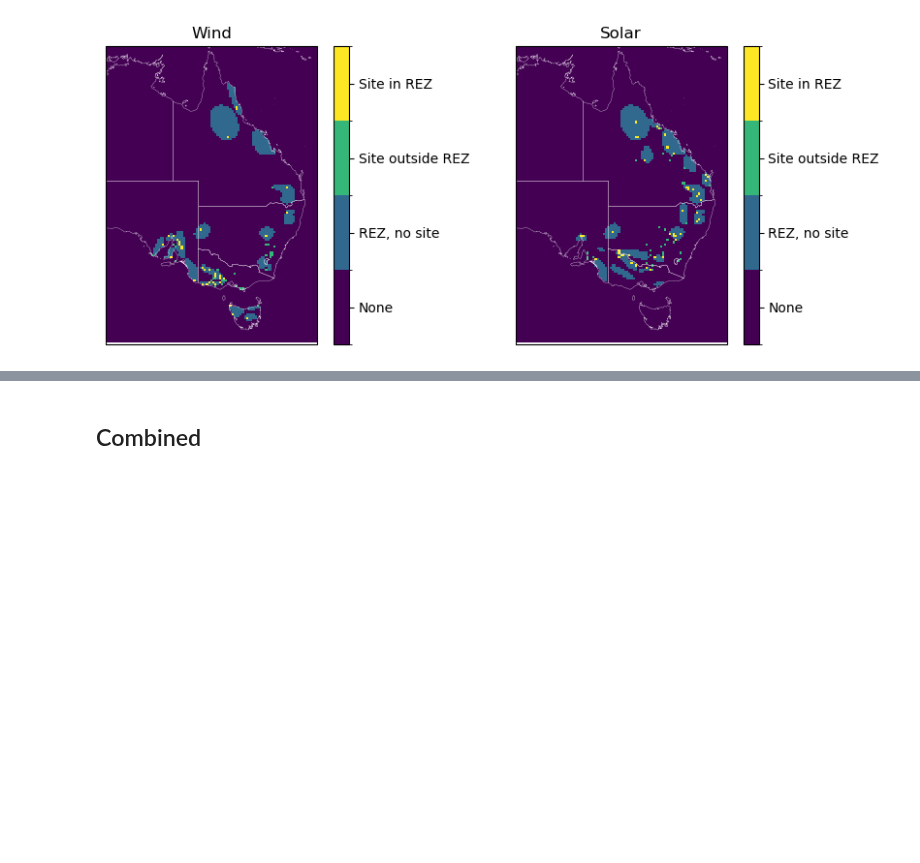
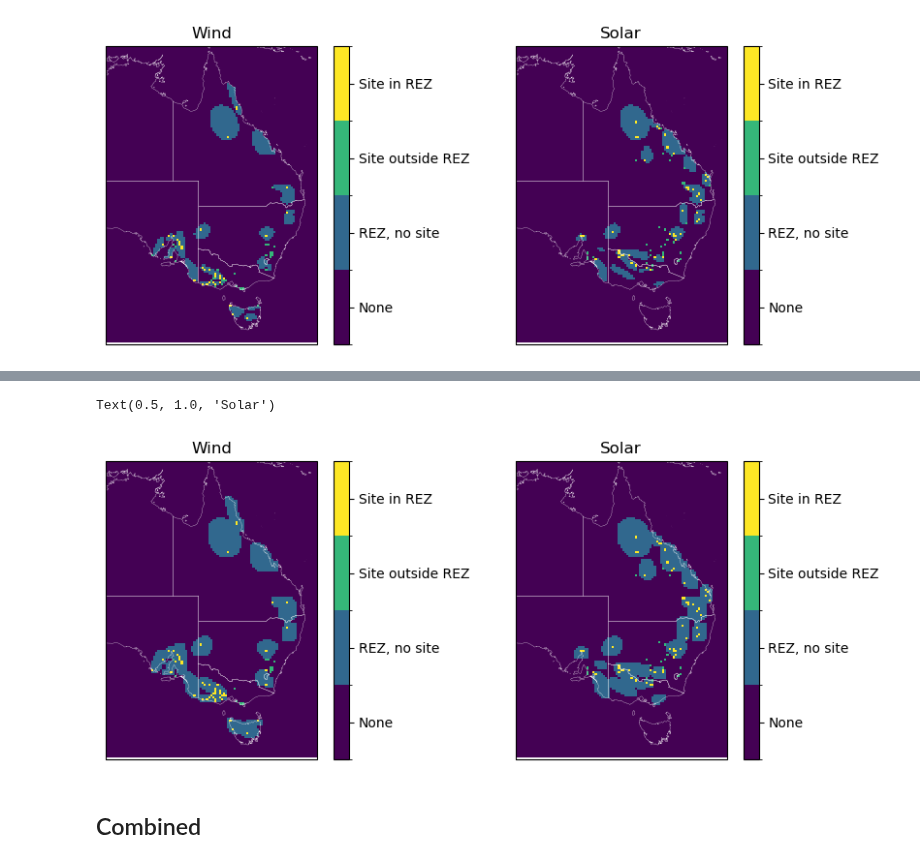
Before and after one commit to dougrichardson/power_models, a Jupyter notebook: 8_compare_power.ipynb, the cells around one changed output, grey strips where cells are left out. Saved outputs shown, nothing was run; the diff lists cells and outputs as text; code cells hidden in the pictures; blank space fills up the shorter version.

```diff
--- a/8_compare_power.ipynb
+++ b/8_compare_power.ipynb
@@ -214,3 +249,50 @@ Text(0.5, 1.0, 'Solar')
+# %%
+fig, ax = plt.subplots(1, 2, figsize=(10,4), subplot_kw={"projection": ccrs.PlateCarree()})
+
+for a in ax.flatten():
+    a.set_extent([130, 155, -10, -45])
+    a.add_feature(
+            cartopy.feature.NaturalEarthFeature(
+                category='cultural',
+                name='admin_1_states_provinces',
+                scale='10m'
+            ),
+            facecolor='none',
+            edgecolor='w',
+            lw=.2,
+            rasterized=True
+        )
+
+wind_sites = wind_site_mask.sum("region")
+wind_sites = xr.where(wind_sites > 0, 2, 0)
+
+wind_rez_extended = add_boundary(rez_mask.sel(region=wind_rez_names).sum("region"))
+
+wind_site_plus_rez = wind_sites + wind_rez_extended
+p1 = wind_site_plus_rez.plot(ax=ax[0], levels=range(5), add_colorbar=False)
+
+cb = plt.colorbar(p1)
+cb.set_ticks(np.arange(0.5, 4, 1))
+cb.set_ticklabels(["None", "REZ, no site", "Site outside REZ", "Site in REZ"])
+
+ax[0].set_title("Wind")
+
+solar_sites = solar_site_mask.sum("region")
+solar_sites = xr.where(solar_sites > 0, 2, 0)
+
+solar_rez_extended = add_boundary(rez_mask.sel(region=solar_rez_names).sum("region"))
+
+solar_site_plus_rez = solar_sites + solar_rez_extended
+p2 = solar_site_plus_rez.plot(ax=ax[1], levels=range(5), add_colorbar=False)
+
+cb = plt.colorbar(p2)
+cb.set_ticks(np.arange(0.5, 4, 1))
+cb.set_ticklabels(["None", "REZ, no site", "Site outside REZ", "Site in REZ"])
+
+ax[1].set_title("Solar")
+# %% [output]
+Text(0.5, 1.0, 'Solar')
+[figure, added]
 # %% [markdown]
 ## Combined
 # %% [markdown]
```
Also changed, not shown: parts of 7 cells of this notebook.
